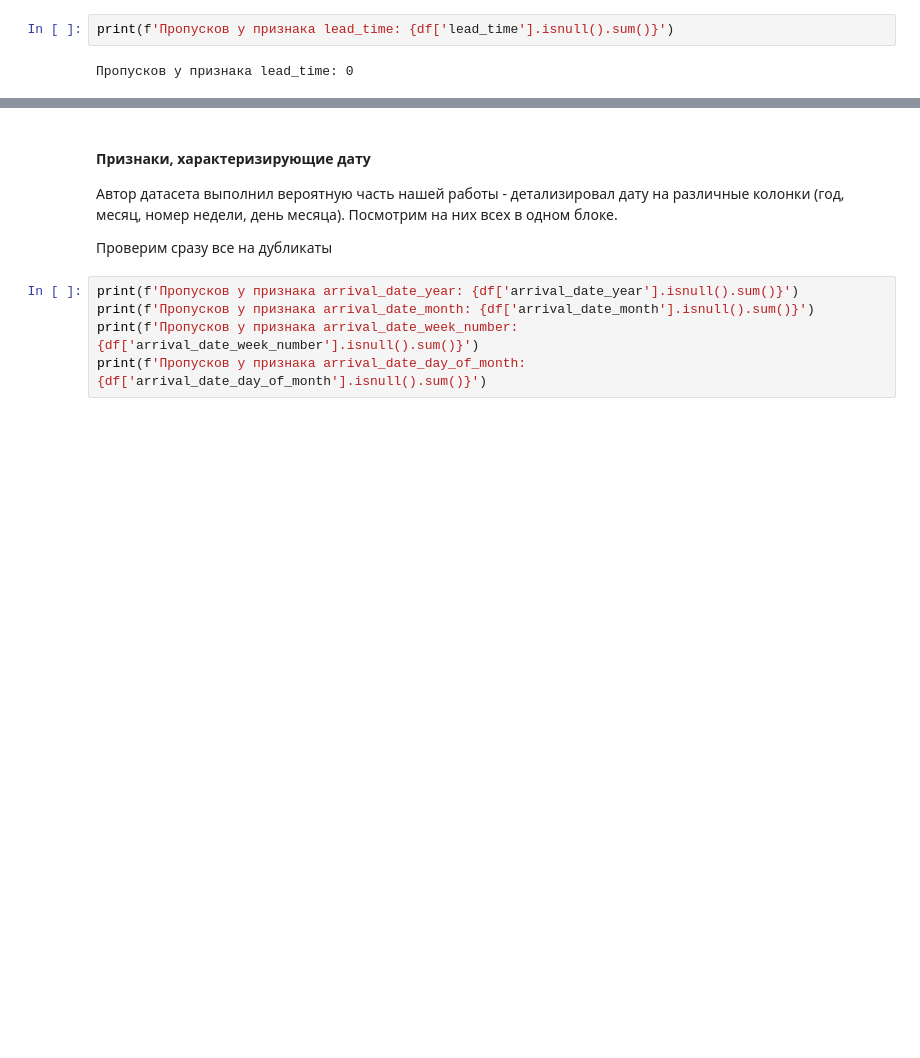
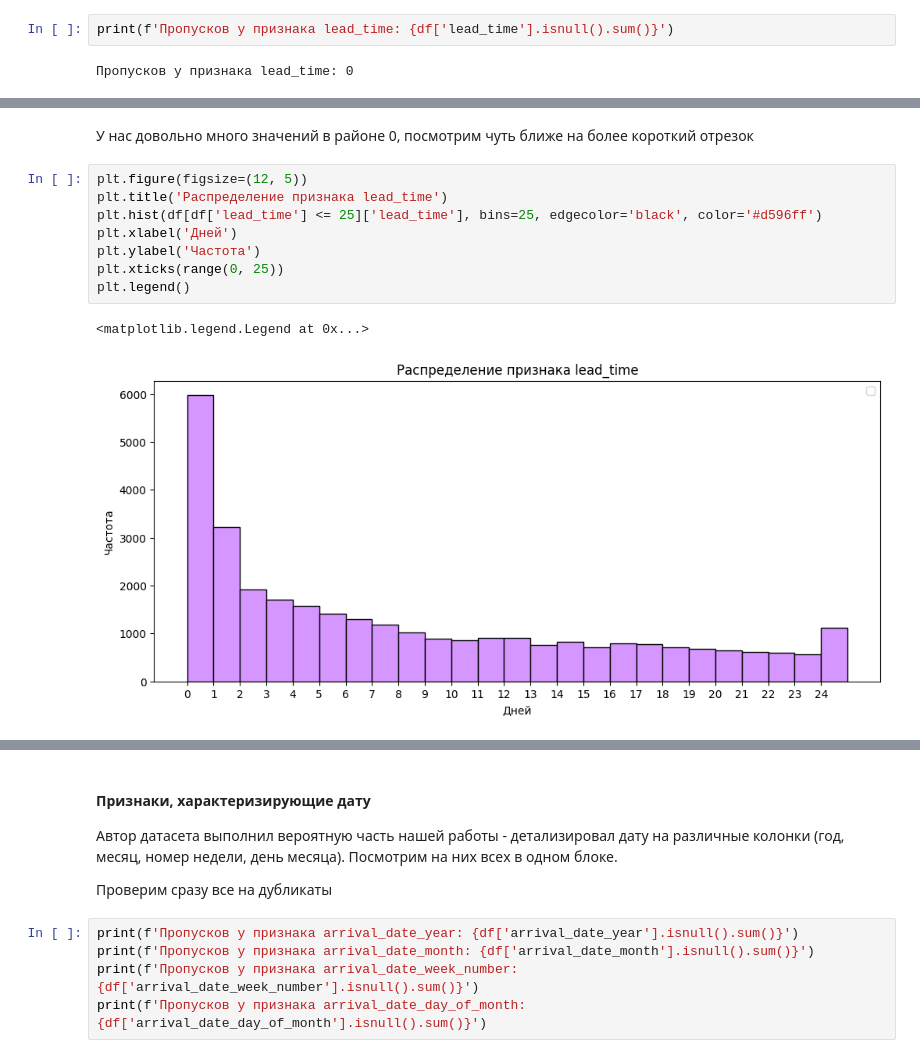
Before and after one commit to burtsev-sa/gp_4, a Jupyter notebook: start.ipynb, the cells around one changed output, grey strips where cells are left out. Saved outputs shown, nothing was run; the diff lists cells and outputs as text; blank space fills up the shorter version.

```diff
--- a/start.ipynb
+++ b/start.ipynb
@@ -119,3 +120,16 @@ plt.legend()
 plt.show()
 # %% [output]
 [figure]
+# %% [markdown]
+У нас довольно много значений в районе 0, посмотрим чуть ближе на более короткий отрезок
+# %%
+plt.figure(figsize=(12, 5))
+plt.title('Распределение признака lead_time')
+plt.hist(df[df['lead_time'] <= 25]['lead_time'], bins=25, edgecolor='black', color='#d596ff')
+plt.xlabel('Дней')
+plt.ylabel('Частота')
+plt.xticks(range(0, 25))
+plt.legend()
+# %% [output]
+<matplotlib.legend.Legend at 0x...>
+[figure, added]
```
Also changed, not shown: parts of 49 cells of this notebook.
